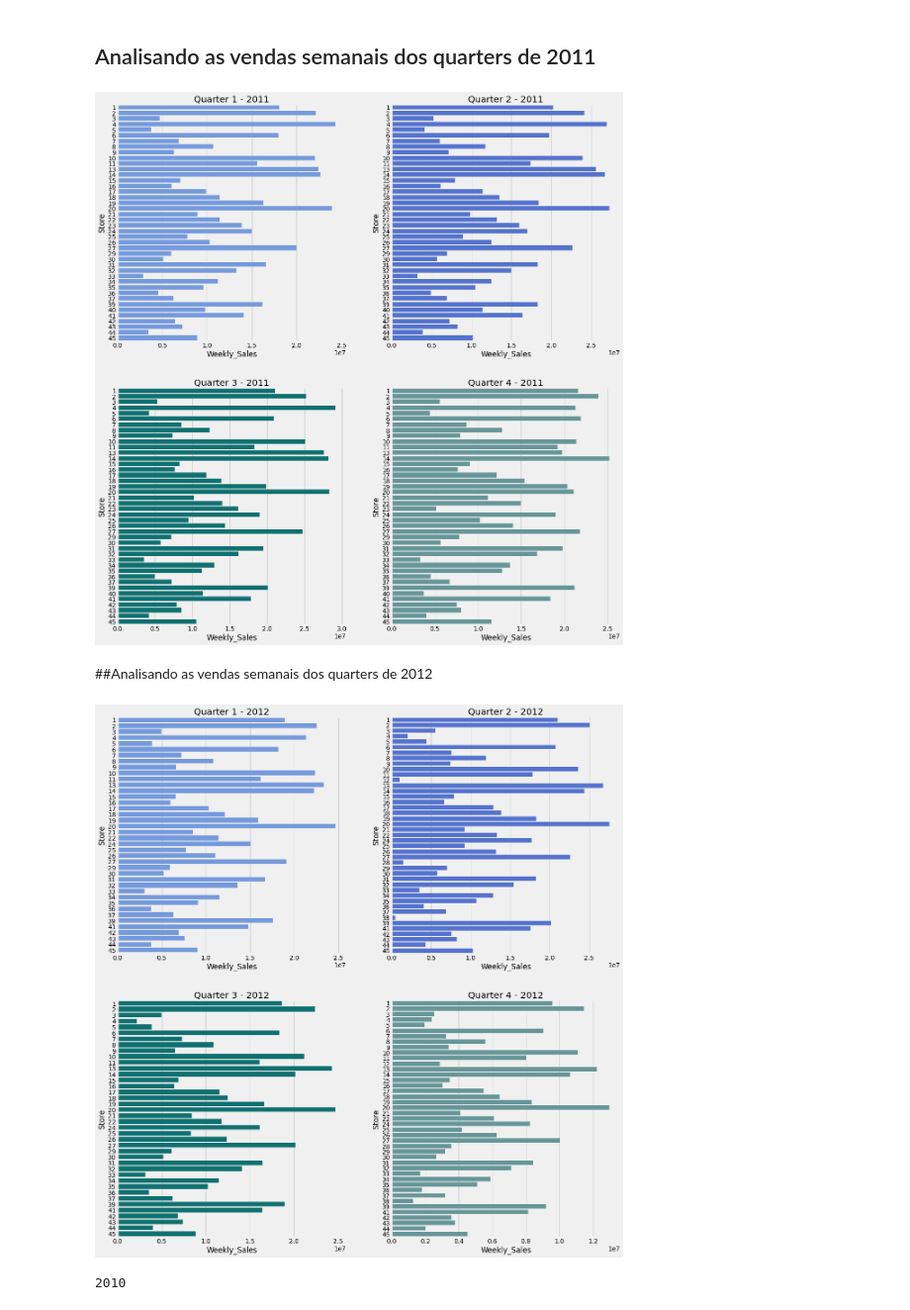
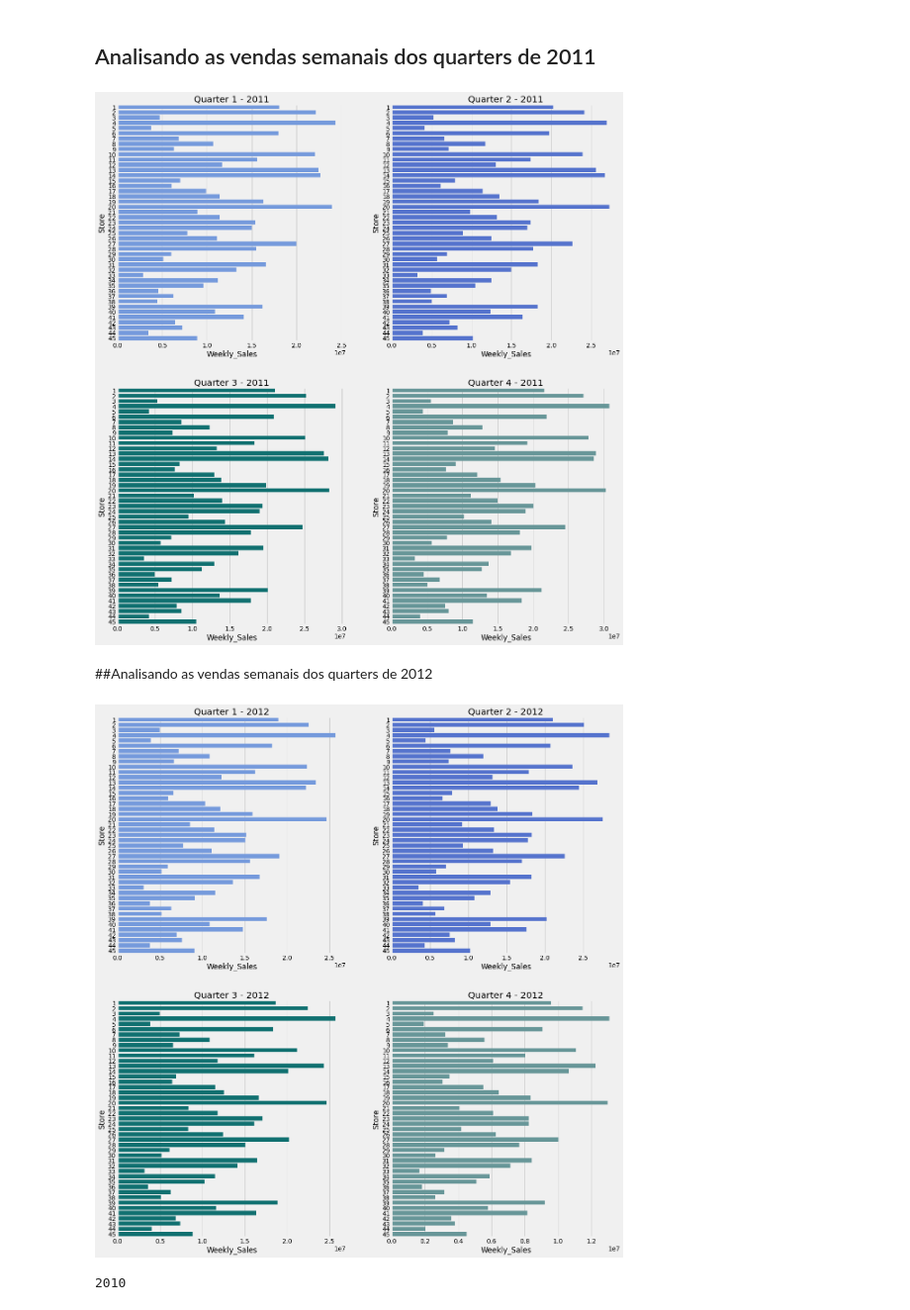
Before and after one commit to abakashi/dnc_deliverable2_walmart, a Jupyter notebook: Deliverable__2_mc_g1.ipynb, the cells around one changed output. Shown: that part at 99% size. Drawn from its saved outputs; the diff is of its cells as text; code cells hidden in the pictures.

```diff
--- a/Deliverable__2_mc_g1.ipynb
+++ b/Deliverable__2_mc_g1.ipynb
@@ -249,15 +221,15 @@ q_sale_wksl_plotter(ds_no_out, 2010)
 # %% [markdown]
 ## Analisando as vendas semanais dos quarters de 2011
 # %%
-q_sale_wksl_plotter(ds_no_out, 2011)
+q_sale_wksl_plotter(dataset, 2011)
 # %% [output]
-[figure, old version]
+[figure, new version]
 # %% [markdown]
 ##Analisando as vendas semanais dos quarters de 2012
 # %%
-q_sale_wksl_plotter(ds_no_out, 2012)
+q_sale_wksl_plotter(dataset, 2012)
 # %% [output]
-[figure, old version]
+[figure, new version]
 # %%
 # Filtrando o dataset por vendas nos feriados de natal (Usando dataset sem Outliers)
 ds_christmas = df_weekfilter(dataset, week_getter(christmas_dates))
```
Also changed, not shown: parts of 4 cells of this notebook.
